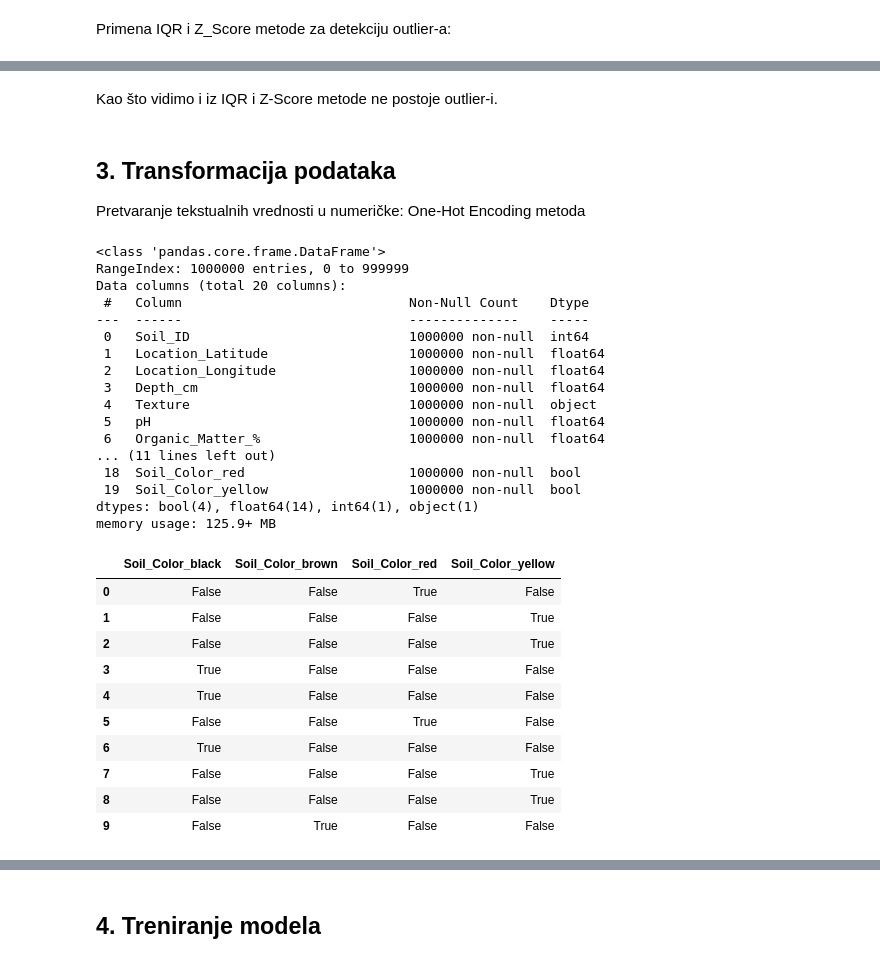
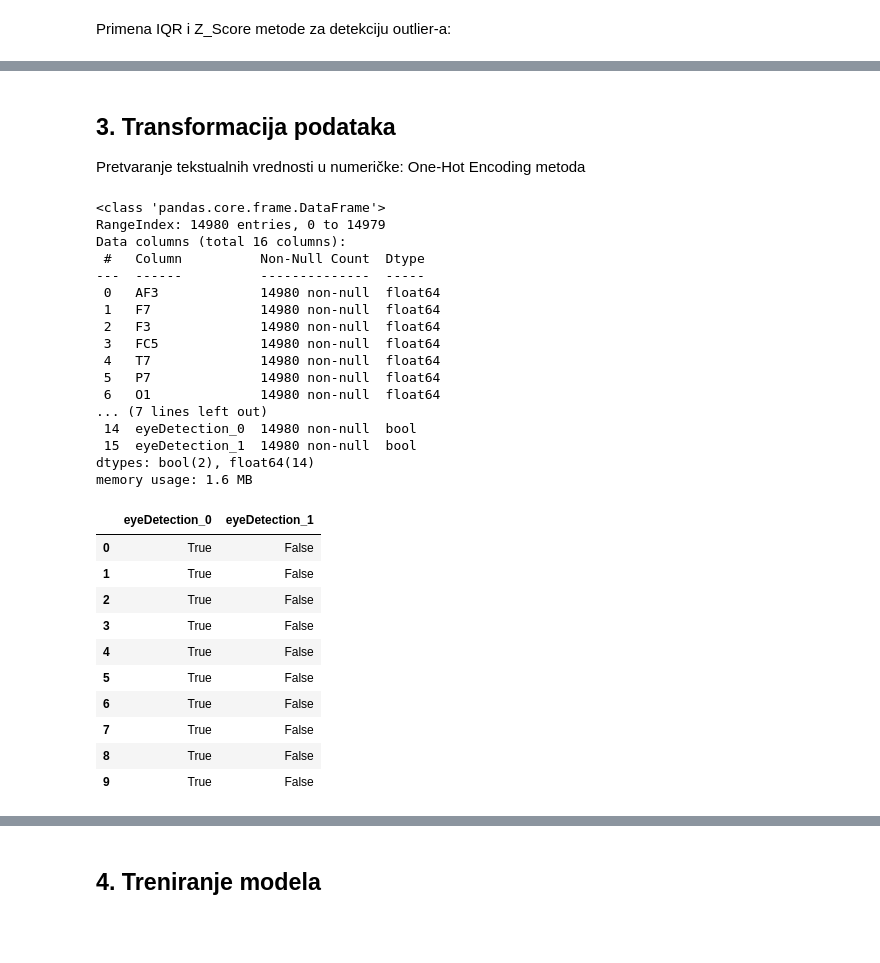
Before and after one commit to bazlooka/elfak-machine-learning, a Jupyter notebook: project 1/notebook.ipynb, the cells around one changed output, grey strips where cells are left out. Drawn from its saved outputs; the diff is of its cells as text; code cells hidden in the pictures; blank space fills up the shorter version.

```diff
--- a/project 1/notebook.ipynb
+++ b/project 1/notebook.ipynb
@@ -26,5 +25,5 @@ warnings.filterwarnings('ignore')
 # %%
-df = pd.read_csv("input.csv")
+df = pd.read_csv("input-eeg.csv")
 # %% [markdown]
 ## 1. Analiza podataka
 # %%
@@ -210,41 +197,39 @@ Index: []
-# %% [markdown]
-Kao što vidimo i iz IQR i Z-Score metode ne postoje outlier-i.
 # %% [markdown]
 ## 3. Transformacija podataka
 
 Pretvaranje tekstualnih vrednosti u numeričke: One-Hot Encoding metoda
 # %%
-df_encoded = pd.get_dummies(df, columns=['Soil_Color'], prefix=['Soil_Color'])
+df_encoded = pd.get_dummies(df, columns=['eyeDetection'])
 df_encoded.info()
 # %% [output]
 <class 'pandas.core.frame.DataFrame'>
-RangeIndex: 1000000 entries, 0 to 999999
-Data columns (total 20 columns):
- #   Column                             Non-Null Count    Dtype
----  ------                             --------------    -----
- 0   Soil_ID                            1000000 non-null  int64
- 1   Location_Latitude                  1000000 non-null  float64
- 2   Location_Longitude                 1000000 non-null  float64
- 3   Depth_cm                           1000000 non-null  float64
- 4   Texture                            1000000 non-null  object
- 5   pH                                 1000000 non-null  float64
- 6   Organic_Matter_%                   1000000 non-null  float64
-... (11 lines left out)
- 18  Soil_Color_red                     1000000 non-null  bool
- 19  Soil_Color_yellow                  1000000 non-null  bool
-dtypes: bool(4), float64(14), int64(1), object(1)
-memory usage: 125.9+ MB
+RangeIndex: 14980 entries, 0 to 14979
+Data columns (total 16 columns):
+ #   Column          Non-Null Count  Dtype
+---  ------          --------------  -----
+ 0   AF3             14980 non-null  float64
+ 1   F7              14980 non-null  float64
+ 2   F3              14980 non-null  float64
+ 3   FC5             14980 non-null  float64
+ 4   T7              14980 non-null  float64
+ 5   P7              14980 non-null  float64
+ 6   O1              14980 non-null  float64
+... (7 lines left out)
+ 14  eyeDetection_0  14980 non-null  bool
+ 15  eyeDetection_1  14980 non-null  bool
+dtypes: bool(2), float64(14)
+memory usage: 1.6 MB
 # %%
-df_encoded.iloc[0:10, 16:20]
+df_encoded.iloc[0:10, 14:16]
 # %% [output]
-|  | Soil_Color_black | Soil_Color_brown | Soil_Color_red | Soil_Color_yellow |
-| 0 | False | False | True | False |
-| 1 | False | False | False | True |
-| 2 | False | False | False | True |
-| 3 | True | False | False | False |
-| 4 | True | False | False | False |
-| 5 | False | False | True | False |
-| 6 | True | False | False | False |
-| 7 | False | False | False | True |
-| 8 | False | False | False | True |
-| 9 | False | True | False | False |
+|  | eyeDetection_0 | eyeDetection_1 |
+| 0 | True | False |
+| 1 | True | False |
+| 2 | True | False |
+| 3 | True | False |
+| 4 | True | False |
+| 5 | True | False |
+| 6 | True | False |
+| 7 | True | False |
+| 8 | True | False |
+| 9 | True | False |
```
Also changed, not shown: parts of 21 cells of this notebook, 3 other files.
